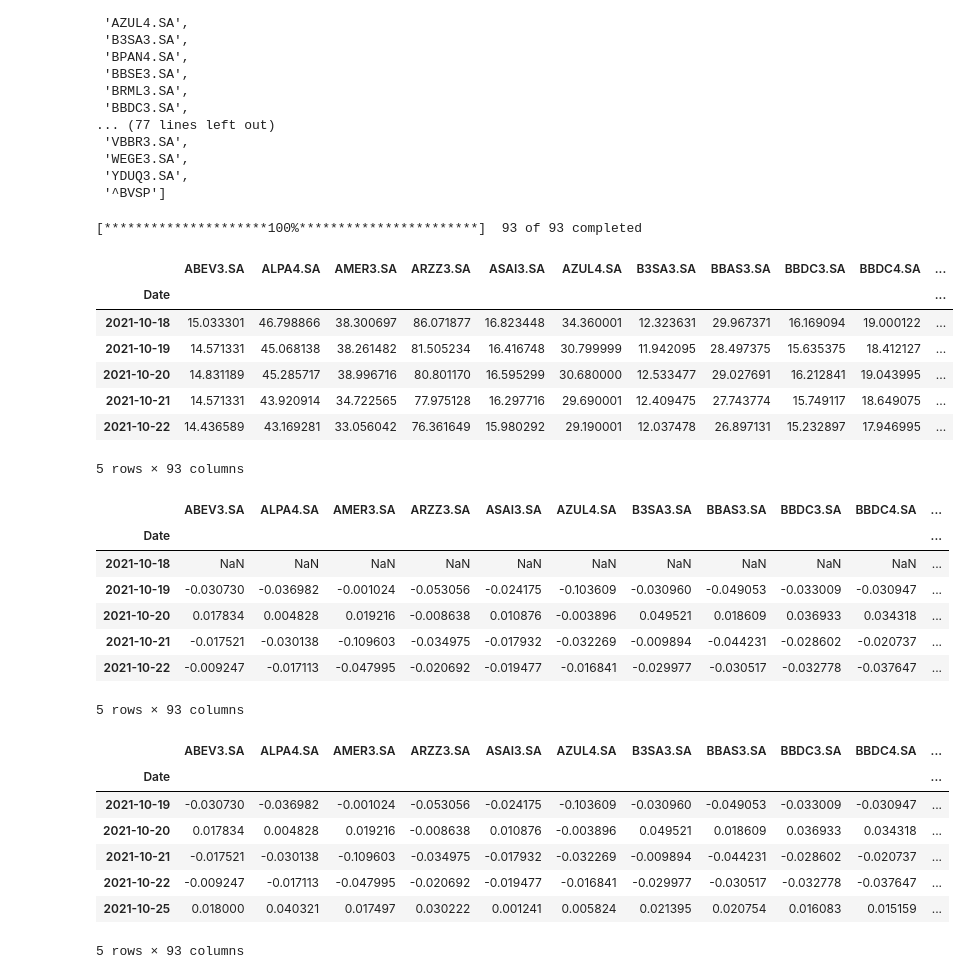
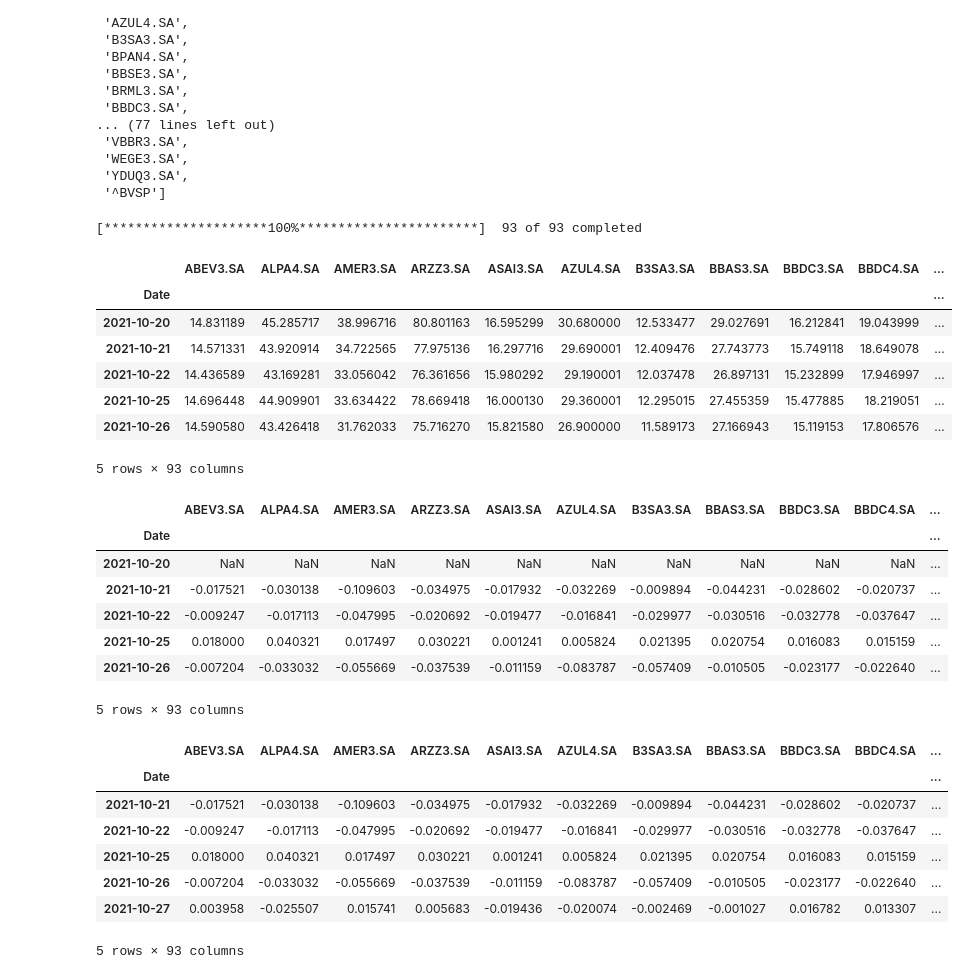
Before and after one commit to brunokuntze/Betas-ibovespa, a Jupyter notebook: Beta.ipynb, the cells around one changed output. Saved outputs shown, nothing was run; the diff lists cells and outputs as text; code cells hidden in the pictures.

```diff
--- a/Beta.ipynb
+++ b/Beta.ipynb
@@ -59,17 +59,17 @@ display(tickers)
  '^BVSP']
 # %%
 # Fazendo download do histórico de preço da lista de tickers
-precos = yf.download(tickers,'2021-10-18')['Adj Close']
+precos = yf.download(tickers,'2021-10-20')['Adj Close']
 precos.head()
 # %% [output]
 [*********************100%***********************]  93 of 93 completed
 |  | ABEV3.SA | ALPA4.SA | AMER3.SA | ARZZ3.SA | ASAI3.SA | AZUL4.SA | B3SA3.SA | BBAS3.SA | BBDC3.SA | BBDC4.SA | ... |
 | Date |  |  |  |  |  |  |  |  |  |  | ... |
-| 2021-10-18 | 15.033301 | 46.798866 | 38.300697 | 86.071877 | 16.823448 | 34.360001 | 12.323631 | 29.967371 | 16.169094 | 19.000122 | ... |
-| 2021-10-19 | 14.571331 | 45.068138 | 38.261482 | 81.505234 | 16.416748 | 30.799999 | 11.942095 | 28.497375 | 15.635375 | 18.412127 | ... |
-| 2021-10-20 | 14.831189 | 45.285717 | 38.996716 | 80.801170 | 16.595299 | 30.680000 | 12.533477 | 29.027691 | 16.212841 | 19.043995 | ... |
-| 2021-10-21 | 14.571331 | 43.920914 | 34.722565 | 77.975128 | 16.297716 | 29.690001 | 12.409475 | 27.743774 | 15.749117 | 18.649075 | ... |
-| 2021-10-22 | 14.436589 | 43.169281 | 33.056042 | 76.361649 | 15.980292 | 29.190001 | 12.037478 | 26.897131 | 15.232897 | 17.946995 | ... |
+| 2021-10-20 | 14.831189 | 45.285717 | 38.996716 | 80.801163 | 16.595299 | 30.680000 | 12.533477 | 29.027691 | 16.212841 | 19.043999 | ... |
+| 2021-10-21 | 14.571331 | 43.920914 | 34.722565 | 77.975136 | 16.297716 | 29.690001 | 12.409476 | 27.743773 | 15.749118 | 18.649078 | ... |
+| 2021-10-22 | 14.436589 | 43.169281 | 33.056042 | 76.361656 | 15.980292 | 29.190001 | 12.037478 | 26.897131 | 15.232899 | 17.946997 | ... |
+| 2021-10-25 | 14.696448 | 44.909901 | 33.634422 | 78.669418 | 16.000130 | 29.360001 | 12.295015 | 27.455359 | 15.477885 | 18.219051 | ... |
+| 2021-10-26 | 14.590580 | 43.426418 | 31.762033 | 75.716270 | 15.821580 | 26.900000 | 11.589173 | 27.166943 | 15.119153 | 17.806576 | ... |
 5 rows × 93 columns
 # %%
 # Transformando histórico de preços em histórico de retornos diários
@@ -78,11 +78,11 @@ retornos.head()
 # %% [output]
 |  | ABEV3.SA | ALPA4.SA | AMER3.SA | ARZZ3.SA | ASAI3.SA | AZUL4.SA | B3SA3.SA | BBAS3.SA | BBDC3.SA | BBDC4.SA | ... |
 | Date |  |  |  |  |  |  |  |  |  |  | ... |
-| 2021-10-18 | NaN | NaN | NaN | NaN | NaN | NaN | NaN | NaN | NaN | NaN | ... |
-| 2021-10-19 | -0.030730 | -0.036982 | -0.001024 | -0.053056 | -0.024175 | -0.103609 | -0.030960 | -0.049053 | -0.033009 | -0.030947 | ... |
-| 2021-10-20 | 0.017834 | 0.004828 | 0.019216 | -0.008638 | 0.010876 | -0.003896 | 0.049521 | 0.018609 | 0.036933 | 0.034318 | ... |
+| 2021-10-20 | NaN | NaN | NaN | NaN | NaN | NaN | NaN | NaN | NaN | NaN | ... |
 | 2021-10-21 | -0.017521 | -0.030138 | -0.109603 | -0.034975 | -0.017932 | -0.032269 | -0.009894 | -0.044231 | -0.028602 | -0.020737 | ... |
-| 2021-10-22 | -0.009247 | -0.017113 | -0.047995 | -0.020692 | -0.019477 | -0.016841 | -0.029977 | -0.030517 | -0.032778 | -0.037647 | ... |
+| 2021-10-22 | -0.009247 | -0.017113 | -0.047995 | -0.020692 | -0.019477 | -0.016841 | -0.029977 | -0.030516 | -0.032778 | -0.037647 | ... |
+| 2021-10-25 | 0.018000 | 0.040321 | 0.017497 | 0.030221 | 0.001241 | 0.005824 | 0.021395 | 0.020754 | 0.016083 | 0.015159 | ... |
+| 2021-10-26 | -0.007204 | -0.033032 | -0.055669 | -0.037539 | -0.011159 | -0.083787 | -0.057409 | -0.010505 | -0.023177 | -0.022640 | ... |
 5 rows × 93 columns
 # %%
 # Removendo o primeiro dia de histórico, que terá retorno nulo
@@ -91,11 +91,11 @@ retornos.head()
 # %% [output]
 |  | ABEV3.SA | ALPA4.SA | AMER3.SA | ARZZ3.SA | ASAI3.SA | AZUL4.SA | B3SA3.SA | BBAS3.SA | BBDC3.SA | BBDC4.SA | ... |
 | Date |  |  |  |  |  |  |  |  |  |  | ... |
-| 2021-10-19 | -0.030730 | -0.036982 | -0.001024 | -0.053056 | -0.024175 | -0.103609 | -0.030960 | -0.049053 | -0.033009 | -0.030947 | ... |
-| 2021-10-20 | 0.017834 | 0.004828 | 0.019216 | -0.008638 | 0.010876 | -0.003896 | 0.049521 | 0.018609 | 0.036933 | 0.034318 | ... |
 | 2021-10-21 | -0.017521 | -0.030138 | -0.109603 | -0.034975 | -0.017932 | -0.032269 | -0.009894 | -0.044231 | -0.028602 | -0.020737 | ... |
-| 2021-10-22 | -0.009247 | -0.017113 | -0.047995 | -0.020692 | -0.019477 | -0.016841 | -0.029977 | -0.030517 | -0.032778 | -0.037647 | ... |
-| 2021-10-25 | 0.018000 | 0.040321 | 0.017497 | 0.030222 | 0.001241 | 0.005824 | 0.021395 | 0.020754 | 0.016083 | 0.015159 | ... |
+| 2021-10-22 | -0.009247 | -0.017113 | -0.047995 | -0.020692 | -0.019477 | -0.016841 | -0.029977 | -0.030516 | -0.032778 | -0.037647 | ... |
+| 2021-10-25 | 0.018000 | 0.040321 | 0.017497 | 0.030221 | 0.001241 | 0.005824 | 0.021395 | 0.020754 | 0.016083 | 0.015159 | ... |
+| 2021-10-26 | -0.007204 | -0.033032 | -0.055669 | -0.037539 | -0.011159 | -0.083787 | -0.057409 | -0.010505 | -0.023177 | -0.022640 | ... |
+| 2021-10-27 | 0.003958 | -0.025507 | 0.015741 | 0.005683 | -0.019436 | -0.020074 | -0.002469 | -0.001027 | 0.016782 | 0.013307 | ... |
 5 rows × 93 columns
 # %%
 # Estatísticas sumárias do histórico de retornos diários de cada ação do ibovespa
```
Also changed, not shown: parts of 7 cells of this notebook.
